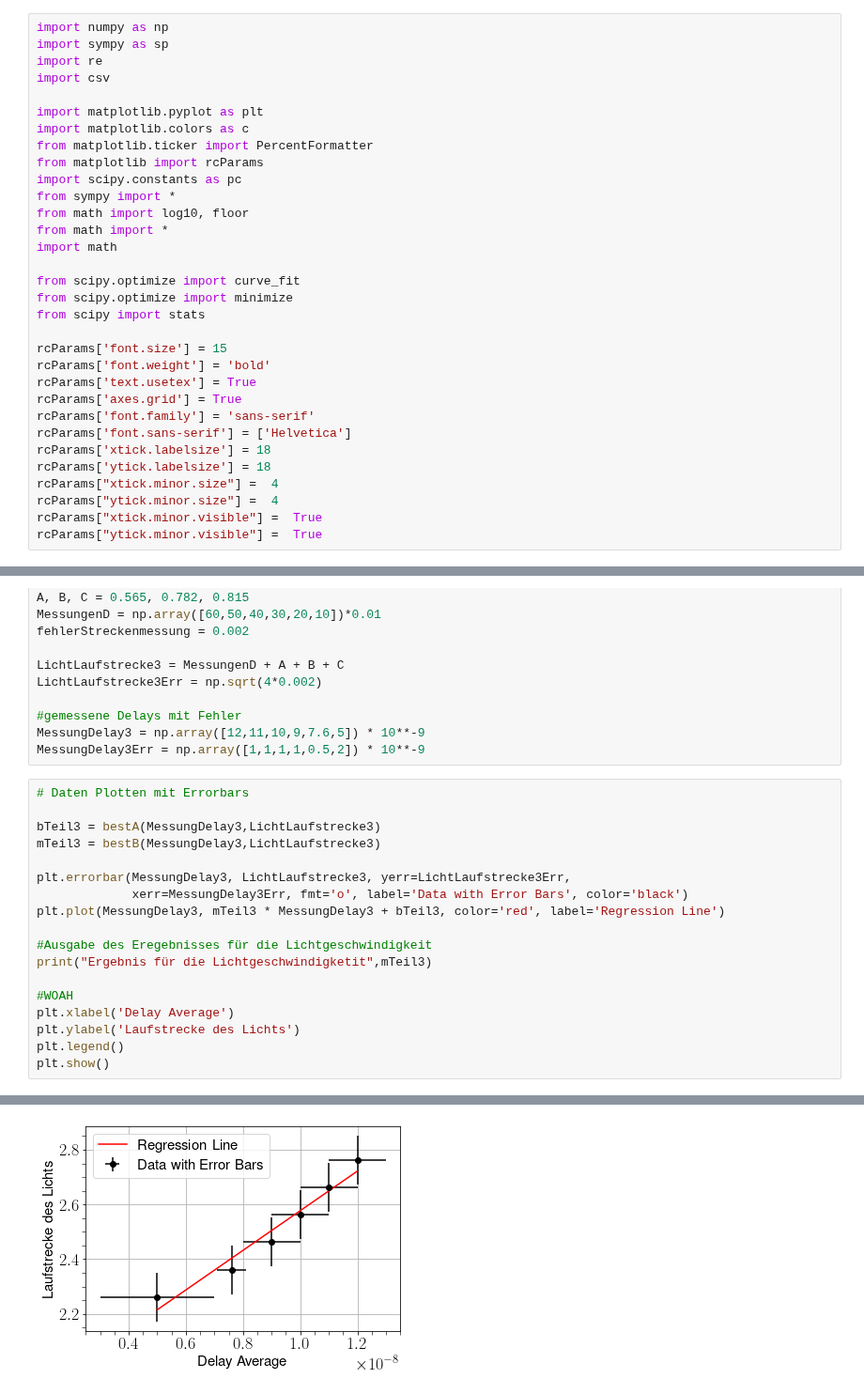
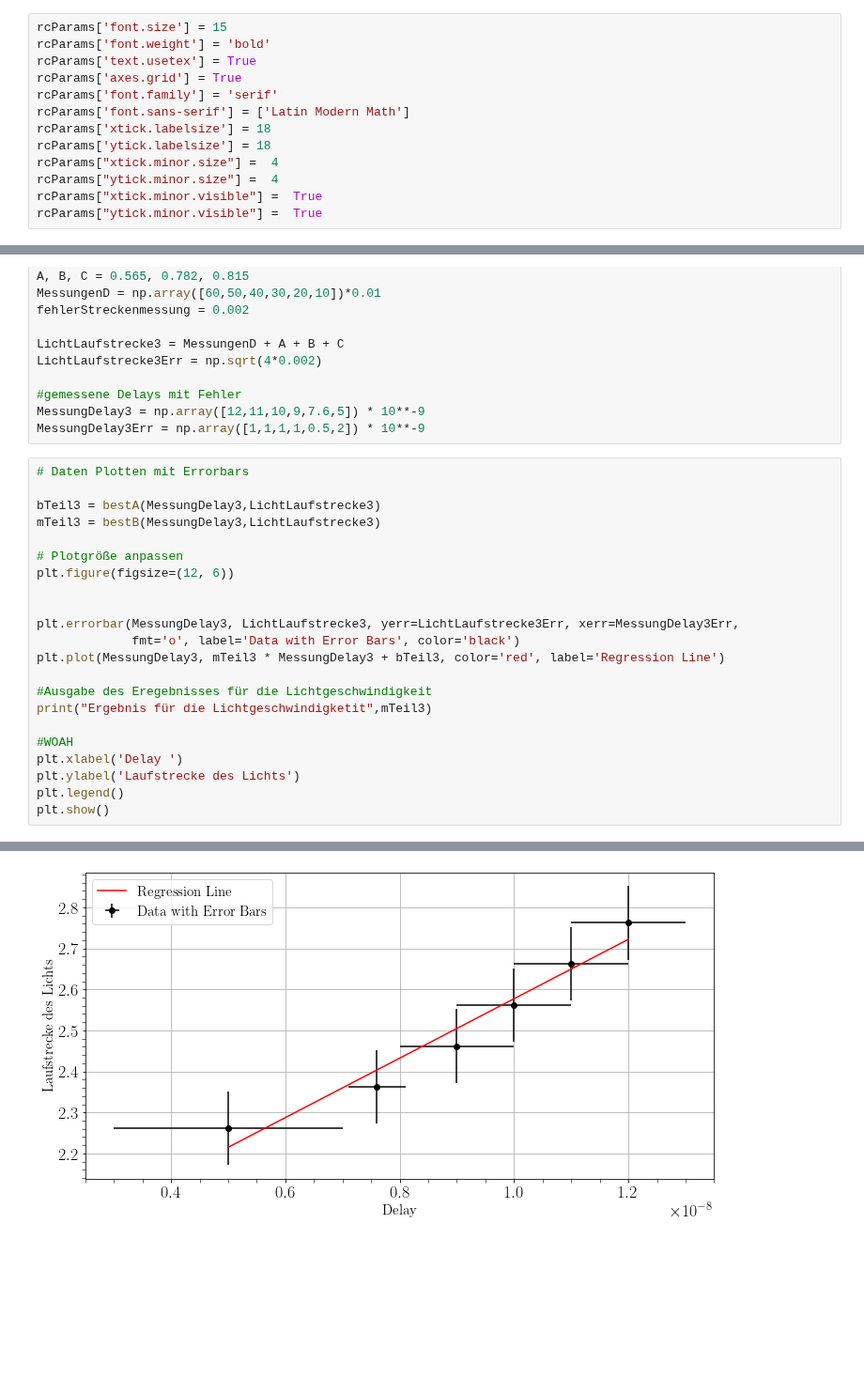
Before and after one commit to MayerPablo/FP, a Jupyter notebook: Lichtlaufzeiten/Lichtlaufzeiten.ipynb, the cells around one changed output, grey strips where cells are left out. Shown at 94% size. Saved outputs shown, nothing was run; the diff lists cells and outputs as text; blank space fills up the shorter version.

```diff
--- a/Lichtlaufzeiten/Lichtlaufzeiten.ipynb
+++ b/Lichtlaufzeiten/Lichtlaufzeiten.ipynb
@@ -3,29 +27,10 @@
 # %%
-import numpy as np
-import sympy as sp
-import re
-import csv
-
-import matplotlib.pyplot as plt
-import matplotlib.colors as c
-from matplotlib.ticker import PercentFormatter
-from matplotlib import rcParams
-import scipy.constants as pc
-from sympy import *
-from math import log10, floor
-from math import *
-import math
-
-from scipy.optimize import curve_fit
-from scipy.optimize import minimize
-from scipy import stats
-
 rcParams['font.size'] = 15
 rcParams['font.weight'] = 'bold'
 rcParams['text.usetex'] = True
 rcParams['axes.grid'] = True
-rcParams['font.family'] = 'sans-serif'
-rcParams['font.sans-serif'] = ['Helvetica']
+rcParams['font.family'] = 'serif'
+rcParams['font.sans-serif'] = ['Latin Modern Math']
 rcParams['xtick.labelsize'] = 18
 rcParams['ytick.labelsize'] = 18
 rcParams["xtick.minor.size"] =  4
@@ -303,21 +337,25 @@ MessungDelay3Err = np.array([1,1,1,1,0.5,2]) * 10**-9
 # %%
 # Daten Plotten mit Errorbars
 
 bTeil3 = bestA(MessungDelay3,LichtLaufstrecke3)
 mTeil3 = bestB(MessungDelay3,LichtLaufstrecke3)
 
-plt.errorbar(MessungDelay3, LichtLaufstrecke3, yerr=LichtLaufstrecke3Err,
-             xerr=MessungDelay3Err, fmt='o', label='Data with Error Bars', color='black')
+# Plotgröße anpassen
+plt.figure(figsize=(12, 6))
+
+
+plt.errorbar(MessungDelay3, LichtLaufstrecke3, yerr=LichtLaufstrecke3Err, xerr=MessungDelay3Err,
+             fmt='o', label='Data with Error Bars', color='black')
 plt.plot(MessungDelay3, mTeil3 * MessungDelay3 + bTeil3, color='red', label='Regression Line')
 
 #Ausgabe des Eregebnisses für die Lichtgeschwindigkeit
 print("Ergebnis für die Lichtgeschwindigketit",mTeil3)
 
 #WOAH
-plt.xlabel('Delay Average')
+plt.xlabel('Delay ')
 plt.ylabel('Laufstrecke des Lichts')
 plt.legend()
 plt.show()
 # %% [output]
 Ergebnis für die Lichtgeschwindigketit 72413793.10344855
-[figure, old version]
+[figure, new version]
```
Also changed, not shown: parts of 9 cells of this notebook, 1 other file.
